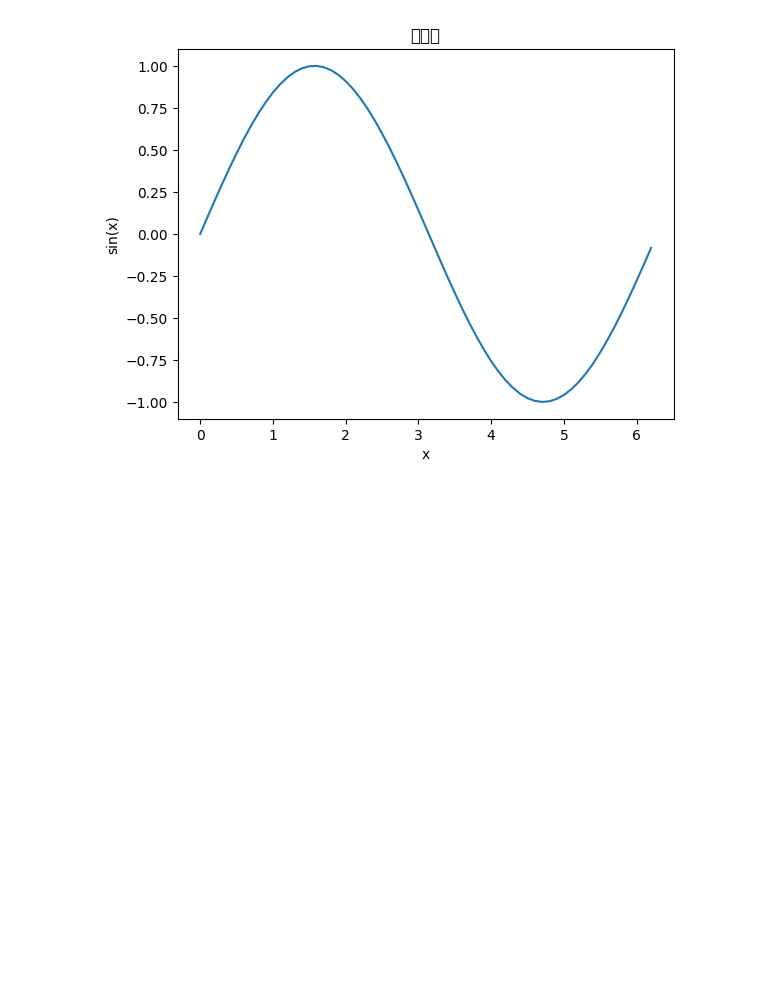
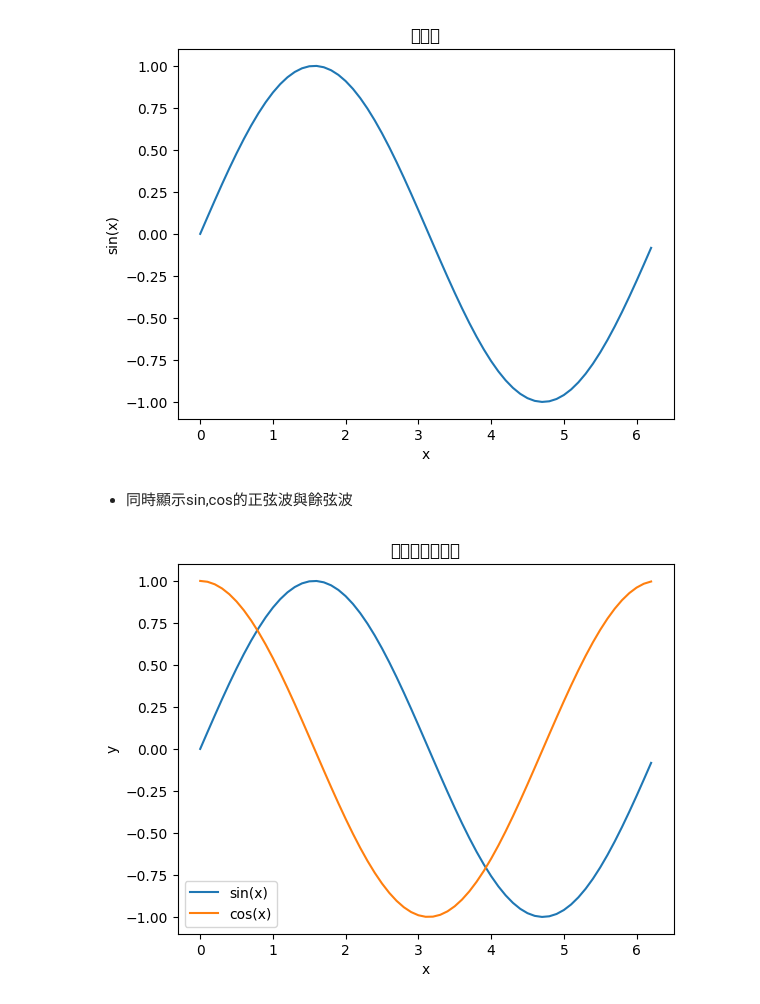
Before and after one commit to NaxChang/__0318, a Jupyter notebook: python/test01.ipynb, the cells around one changed output. Saved outputs shown, nothing was run; the diff lists cells and outputs as text; code cells hidden in the pictures; blank space fills up the shorter version.

```diff
--- a/python/test01.ipynb
+++ b/python/test01.ipynb
@@ -24,3 +24,32 @@ plt.ylabel('sin(x)')
 plt.show()
 # %% [output]
 [figure]
+# %% [markdown]
+- 同時顯示sin,cos的正弦波與餘弦波
+# %%
+import numpy as np
+import matplotlib.pyplot as plt
+
+# 設定 x 軸的範圍，從 0 到 2π，間隔為 0.1
+x = np.arange(0, 2 * np.pi, 0.1)
+
+# 使用 sin() 和 cos() 函數計算 y 軸的值
+y_sin = np.sin(x)
+y_cos = np.cos(x)
+
+# 使用 matplotlib 繪製圖表
+plt.plot(x, y_sin, label='sin(x)')
+plt.plot(x, y_cos, label='cos(x)')
+
+# 設定圖表標題和軸標籤
+plt.title('正弦波與餘弦波')
+plt.xlabel('x')
+plt.ylabel('y')
+
+# 顯示圖例
+plt.legend()
+
+# 顯示圖表
+plt.show()
+# %% [output]
+[figure, added]
```
